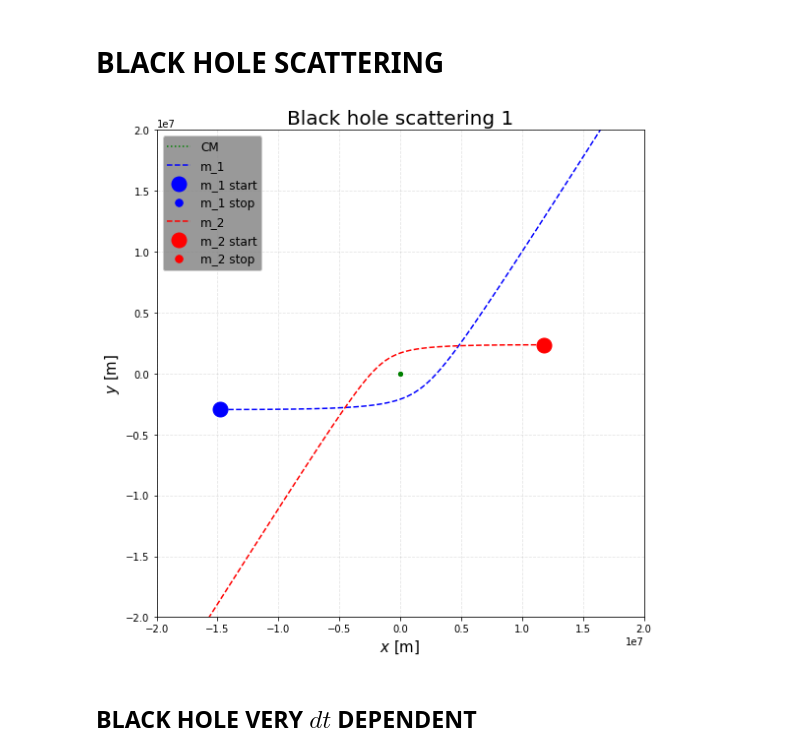
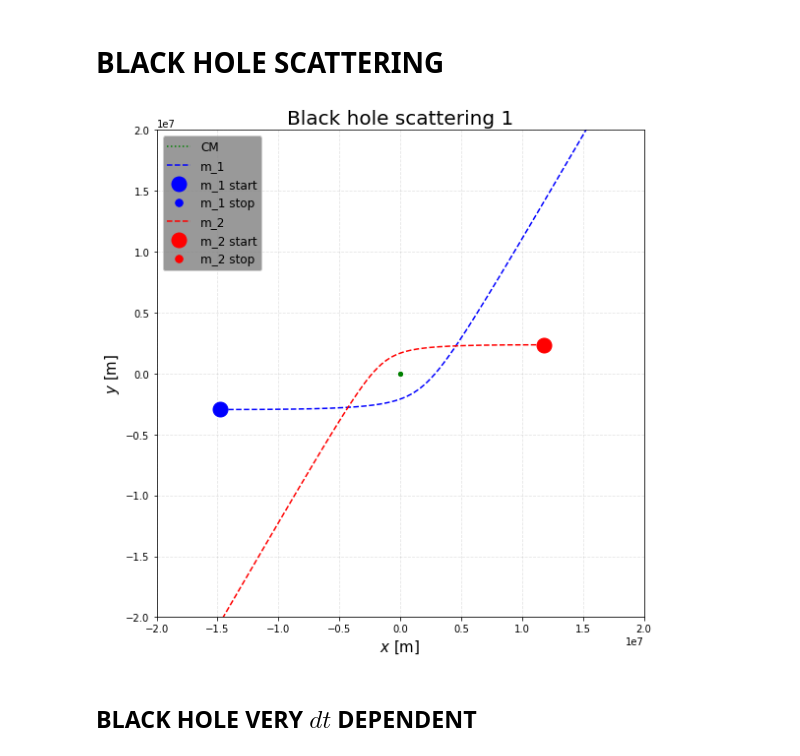
Before and after one commit to carlivas/Binary-Black-Hole-Orbitals, a Jupyter notebook: TWO BODY/(T) TWO BODY CASES.ipynb, the cells around one changed output. Cells and saved outputs as stored; diff of their text form; code cells hidden in the pictures.

```diff
--- a/TWO BODY/(T) TWO BODY CASES.ipynb
+++ b/TWO BODY/(T) TWO BODY CASES.ipynb
@@ -159,25 +206,27 @@ orbPlotter(pos1, pos2, pos_CM, CM=True, filename='Black hole bound case 1', figs
 # %%
 m_1 = 8*M_sun
 m_2 = 10*M_sun
 
 R_S = 2*(m_1 + m_2)*G/c**2
 
 x_1 = np.array([-5e2,  0.])*R_S
 x_2 = np.array([0.,  100.])*R_S
 v_1 = np.array([0.1,   0])*c
 v_2 = np.array([0.,     0])*c
 
 
 s = x_1, x_2, v_1, v_2, m_1, m_2
 
 # pos1, pos2, pos_CM = run_model(s, t_max = 20000*R_S/c, dt = 1*R_S/c, EIH=True, GR=False, DL=False)
-pos1, pos2, pos_CM = run_model(s, t_max = 20000*R_S/c, dt = 1*R_S/c)
+pos1, pos2, pos_CM = run_model(s, t_max = 20000*R_S/c, dt = 1*R_S/c, EIH = True)
 
 # orbPlotter(pos1, pos2, pos_CM, CM=True)
 lims = (-2e7, 2e7)
-orbPlotter_2(pos1, pos2, pos_CM, xlim=lims, ylim=lims, CM=True, filename='Black hole scattering 1', figsize=(8,8))
+orbPlotter_lims(pos1, pos2, pos_CM, xlim=lims, ylim=lims, CM=True, filename='Black hole scattering 1', figsize=(8,8))
+
+# 1.9s
 # %% [output]
-[figure, old version]
+[figure, new version]
 # %% [markdown]
 ## BLACK HOLE VERY $dt$ DEPENDENT
 # %%
```
Also changed, not shown: parts of 19 cells of this notebook, 3 other files.
